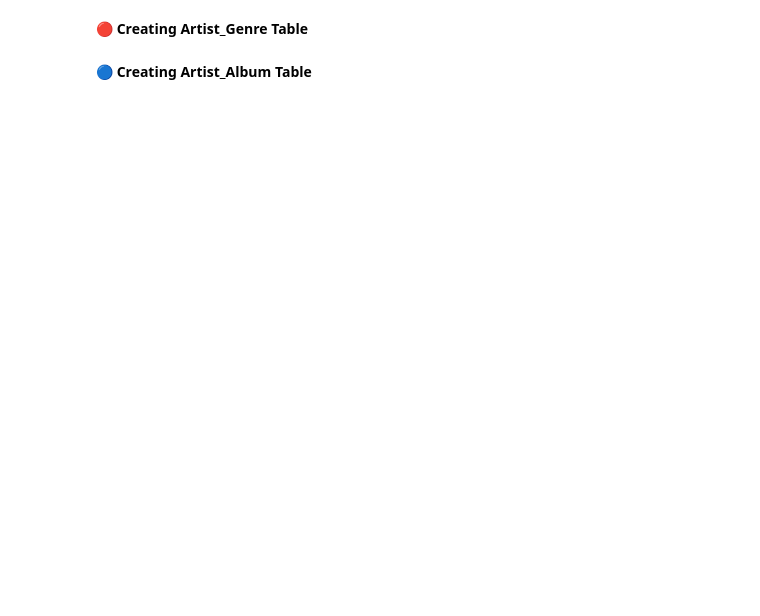
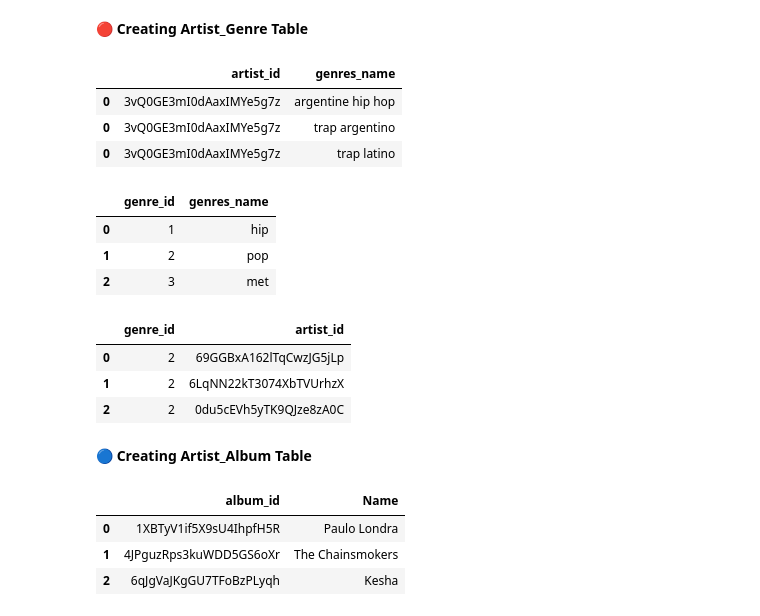
Before and after one commit to FarzanehSoltanzadeh/Spotify, a Jupyter notebook: 2_Database Creation/DataBase.ipynb, the cells around one changed output. Drawn from its saved outputs; the diff is of its cells as text; code cells hidden in the pictures; blank space fills up the shorter version.

```diff
--- a/2_Database Creation/DataBase.ipynb
+++ b/2_Database Creation/DataBase.ipynb
@@ -391,4 +392,32 @@ with engine.connect() as conn:
     conn.execute(text('ALTER TABLE spotify.track_music ADD FOREIGN KEY (track_id) REFERENCES track_info(track_id);'))
 # %% [markdown]
 🔴 **Creating Artist_Genre Table**
+# %%
+artists_copy=artists.copy()
+artists_copy['Genres'] = artists_copy['Genres'].str.split(', ')
+artists_copy = artists_copy.explode('Genres')
+artists_copy=artists_copy[['artist_id','Genres']]
+artists_copy.rename(columns={'Genres':'genres_name'},inplace=True)
+artists_copy.head(3)
+# %% [output]
+|  | artist_id | genres_name |
+| 0 | 3vQ0GE3mI0dAaxIMYe5g7z | argentine hip hop |
+| 0 | 3vQ0GE3mI0dAaxIMYe5g7z | trap argentino |
+| 0 | 3vQ0GE3mI0dAaxIMYe5g7z | trap latino |
+# %%
+genres_df.reset_index().head(3)
+# %% [output]
+|  | genre_id | genres_name |
+| 0 | 1 | hip |
+| 1 | 2 | pop |
+| 2 | 3 | met |
+# %%
+artist_genre_df = pd.merge(genres_df.reset_index(), artists_copy ,how="inner", on=['genres_name'])
+artist_genre_df.drop(columns=['genres_name'],inplace=True)
+artist_genre_df.head(3)
+# %% [output]
+|  | genre_id | artist_id |
+| 0 | 2 | 69GGBxA162lTqCwzJG5jLp |
+| 1 | 2 | 6LqNN22kT3074XbTVUrhzX |
+| 2 | 2 | 0du5cEVh5yTK9QJze8zA0C |
 # %%
@@ -415,2 +427,13 @@ with engine.connect() as conn:
 # %% [markdown]
 🔵 **Creating Artist_Album Table**
+# %%
+album_copy=albums_df[['album_id','Artists']].copy()
+album_copy['Artists'] = album_copy['Artists'].str.split(', ')
+album_copy = album_copy.explode('Artists')
+album_copy.rename(columns={'Artists':'Name'},inplace=True)
+album_copy.head(3)
+# %% [output]
+|  | album_id | Name |
+| 0 | 1XBTyV1if5X9sU4IhpfH5R | Paulo Londra |
+| 1 | 4JPguzRps3kuWDD5GS6oXr | The Chainsmokers |
+| 2 | 6qJgVaJKgGU7TFoBzPLyqh | Kesha |
```
Also changed, not shown: parts of 15 cells of this notebook.
